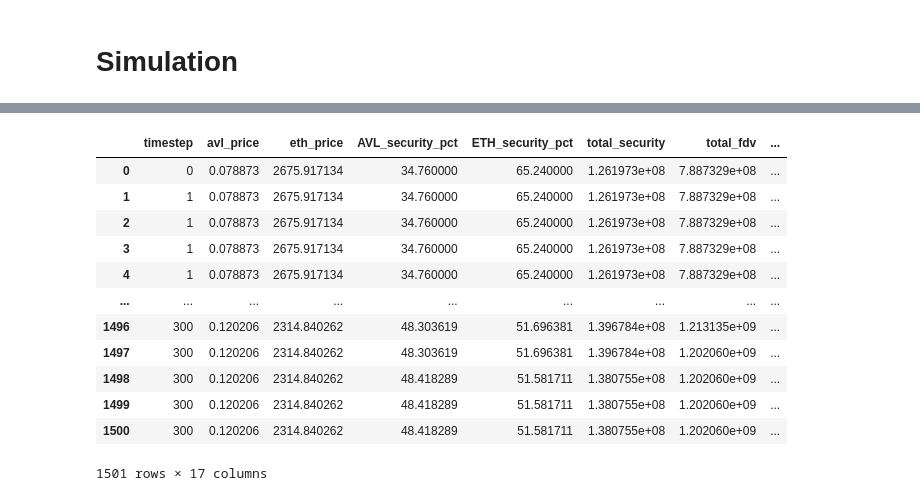
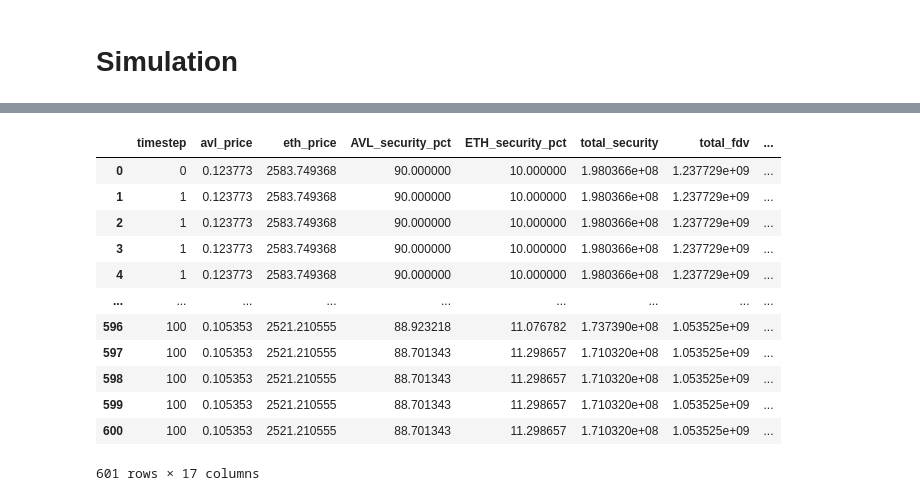
Before and after one commit to dengwx11/Avail-Fusion-CryptoEcon, a Jupyter notebook: v0.1.ipynb, the cells around one changed output, grey strips where cells are left out. Cells and saved outputs as stored; diff of their text form; code cells hidden in the pictures.

Commit message:
params optimization

```diff
--- a/v0.1.ipynb
+++ b/v0.1.ipynb
@@ -60,2 +66,5 @@ constants = {
+# %%
+ETH_upper_security_pct = [.65]
+AVL_upper_security_pct = [.35]
 # %% [markdown]
 # Simulation
@@ -70,7 +71,7 @@ print(AVL_initial_price)
 # %%
-init_agent_eth_alloc = [0.75, 0.43, 1.0]
+init_agent_eth_alloc = [1, 0]
 init_agent_avl_alloc = [1-i for i in init_agent_eth_alloc]
-agents_composition = [0.695,0.305,0.0] # sum = 1
+agents_composition = [ETH_upper_security_pct[0],AVL_upper_security_pct[0]] # sum = 1
 # %%
 init_AVL_price = AVL_initial_price
 init_fdv = 10000000000 * init_AVL_price
@@ -296,6 +341,30 @@ model = Model(
+# %%
+model1 = Model(
+    initial_state=initial_conditions,
+    state_update_blocks=psub,
+    params=params
+)
+
+model2 = Model(
+    initial_state=initial_conditions,
+    state_update_blocks=psub,
+    params=params
+)
 # %%
-simulation = Simulation(model=model, timesteps=300, runs=1)
-experiment = Experiment([simulation])
-experiment.engine = Engine(deepcopy=True, backend=Backend.SINGLE_PROCESS)
-results = experiment.run()
-df = pd.DataFrame(results)
+simulation = []
+df = []
+for i in range(9):
+    simulation.append(Simulation(model=model1, timesteps=100, runs=1))
+    ETH_upper_security_pct = 0.1*i+0.1 # starting from 10% to 90%
+    simulation[i].model.params.update({
+        "ETH_upper_security_pct": [ETH_upper_security_pct],
+        "AVL_upper_security_pct": [1-ETH_upper_security_pct],
+    })
+    update_initial_state(simulation[i],
+                     [ETH_upper_security_pct],
+                     [1-ETH_upper_security_pct],
+                     AVL_initial_price, ETH_initial_price)
+    experiment = Experiment([simulation[i]])
+    experiment.engine = Engine(deepcopy=True, backend=Backend.SINGLE_PROCESS)
+    results  = experiment.run()
+    df.append(pd.DataFrame(results))
@@ -320,16 +371,16 @@ df = pd.DataFrame(results)
 # %%
-df
+df[0]
 # %% [output]
 |  | timestep | avl_price | eth_price | AVL_security_pct | ETH_security_pct | total_security | total_fdv | ... |
-| 0 | 0 | 0.078873 | 2675.917134 | 34.760000 | 65.240000 | 1.261973e+08 | 7.887329e+08 | ... |
-| 1 | 1 | 0.078873 | 2675.917134 | 34.760000 | 65.240000 | 1.261973e+08 | 7.887329e+08 | ... |
-| 2 | 1 | 0.078873 | 2675.917134 | 34.760000 | 65.240000 | 1.261973e+08 | 7.887329e+08 | ... |
-| 3 | 1 | 0.078873 | 2675.917134 | 34.760000 | 65.240000 | 1.261973e+08 | 7.887329e+08 | ... |
-| 4 | 1 | 0.078873 | 2675.917134 | 34.760000 | 65.240000 | 1.261973e+08 | 7.887329e+08 | ... |
+| 0 | 0 | 0.123773 | 2583.749368 | 90.000000 | 10.000000 | 1.980366e+08 | 1.237729e+09 | ... |
+| 1 | 1 | 0.123773 | 2583.749368 | 90.000000 | 10.000000 | 1.980366e+08 | 1.237729e+09 | ... |
+| 2 | 1 | 0.123773 | 2583.749368 | 90.000000 | 10.000000 | 1.980366e+08 | 1.237729e+09 | ... |
+| 3 | 1 | 0.123773 | 2583.749368 | 90.000000 | 10.000000 | 1.980366e+08 | 1.237729e+09 | ... |
+| 4 | 1 | 0.123773 | 2583.749368 | 90.000000 | 10.000000 | 1.980366e+08 | 1.237729e+09 | ... |
 | ... | ... | ... | ... | ... | ... | ... | ... | ... |
-| 1496 | 300 | 0.120206 | 2314.840262 | 48.303619 | 51.696381 | 1.396784e+08 | 1.213135e+09 | ... |
-| 1497 | 300 | 0.120206 | 2314.840262 | 48.303619 | 51.696381 | 1.396784e+08 | 1.202060e+09 | ... |
-| 1498 | 300 | 0.120206 | 2314.840262 | 48.418289 | 51.581711 | 1.380755e+08 | 1.202060e+09 | ... |
-| 1499 | 300 | 0.120206 | 2314.840262 | 48.418289 | 51.581711 | 1.380755e+08 | 1.202060e+09 | ... |
-| 1500 | 300 | 0.120206 | 2314.840262 | 48.418289 | 51.581711 | 1.380755e+08 | 1.202060e+09 | ... |
+| 596 | 100 | 0.105353 | 2521.210555 | 88.923218 | 11.076782 | 1.737390e+08 | 1.053525e+09 | ... |
+| 597 | 100 | 0.105353 | 2521.210555 | 88.701343 | 11.298657 | 1.710320e+08 | 1.053525e+09 | ... |
+| 598 | 100 | 0.105353 | 2521.210555 | 88.701343 | 11.298657 | 1.710320e+08 | 1.053525e+09 | ... |
+| 599 | 100 | 0.105353 | 2521.210555 | 88.701343 | 11.298657 | 1.710320e+08 | 1.053525e+09 | ... |
+| 600 | 100 | 0.105353 | 2521.210555 | 88.701343 | 11.298657 | 1.710320e+08 | 1.053525e+09 | ... |
-1501 rows × 17 columns
+601 rows × 17 columns
```
Also changed, not shown: parts of 19 cells of this notebook, 3 other files.
